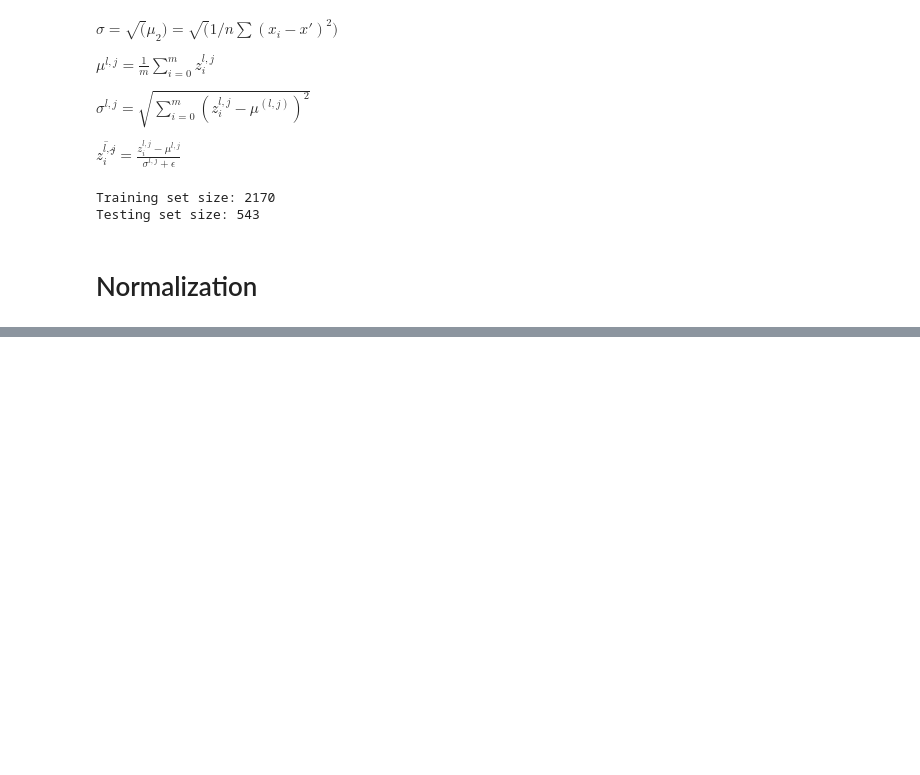
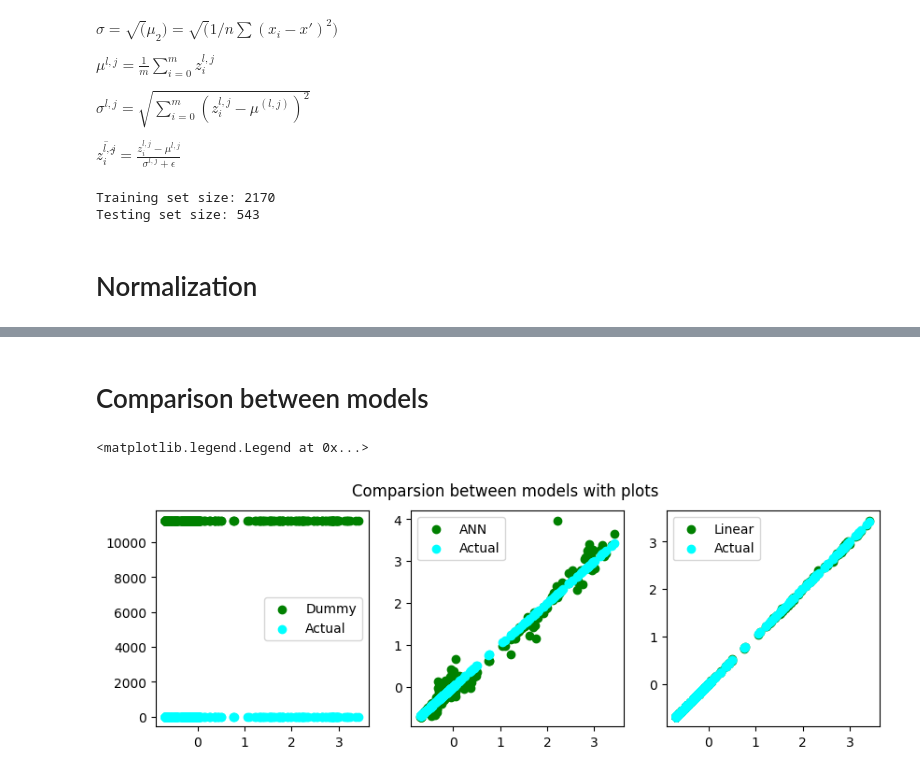
Before and after one commit to elonezra/deeplearningproject, a Jupyter notebook: final_project_deep_learning_course.ipynb, the cells around one changed output, grey strips where cells are left out. Saved outputs shown, nothing was run; the diff lists cells and outputs as text; code cells hidden in the pictures; blank space fills up the shorter version.

```diff
--- a/final_project_deep_learning_course.ipynb
+++ b/final_project_deep_learning_course.ipynb
@@ -297,0 +318,30 @@ NRMSE:  0.0026836244
+# %%
+# Create a dummy regressor
+dummy = DummyRegressor(strategy='mean')
+
+# Train the dummy regressor
+dummy.fit(X_train, y_train)
+
+# Make predictions
+dummy_pred = dummy.predict(X_test)
+# %%
+# Train the models
+sess_linear, pred_linear, x_linear = train_linear_regression(X_train_normalized, y_train_normalized)
+sess_nn, pred_nn, x_nn = train_neural_network(X_train_normalized, y_train_normalized)
+
+# Make predictions
+y_pred_linear = sess_linear.run(pred_linear, feed_dict={x_linear: X_test_normalized.values})
+y_pred_nn = sess_nn.run(pred_nn, feed_dict={x_nn: X_test_normalized.values})
+
+# Calculate R-Squared score
+r2_linear = r2_score(y_test_normalized, y_pred_linear)
+r2_nn = r2_score(y_test_normalized, y_pred_nn)
+r2_dummy = r2_score(y_test_normalized, dummy_pred)
+
+mse_linear = mean_squared_error(y_test_normalized, y_pred_linear)
+mse_nn = mean_squared_error(y_test_normalized, y_pred_nn)
+mse_dummy = mean_squared_error(y_test_normalized, dummy_pred)
+
+print(f"Linear Regression R-Squared score is: {r2_linear} and MSE on the test set is: {mse_linear}")
+print(f"Neural Network R-Squared score is: {r2_nn} and MSE on the test set is: {mse_nn}")
+print(f"Dummy Model R-Squared score is: {r2_dummy} and MSE on the test set is: {mse_dummy}")
@@ -297,0 +366,20 @@ NRMSE:  0.0026836244
+# %% [markdown]
+# Comparison between models
+# %%
+fig, (ax1, ax2, ax3) = plt.subplots(1, 3, figsize=(10, 3))
+fig.suptitle('Comparsion between models with plots')
+
+ax1.scatter(y_test_normalized, dummy_pred, color='green', label='Dummy')
+ax1.scatter(y_test_normalized, y_test_normalized, color='cyan', label='Actual')
+ax1.legend()
+
+ax2.scatter(y_test_normalized, y_pred_nn, color='green', label='ANN')
+ax2.scatter(y_test_normalized, y_test_normalized, color='cyan', label='Actual')
+ax2.legend()
+
+ax3.scatter(y_test_normalized, y_pred_linear, color='green', label='Linear')
+ax3.scatter(y_test_normalized, y_test_normalized, color='cyan', label='Actual')
+ax3.legend()
+# %% [output]
+<matplotlib.legend.Legend at 0x...>
+[figure, added]
```
Also changed, not shown: parts of 17 cells of this notebook.
